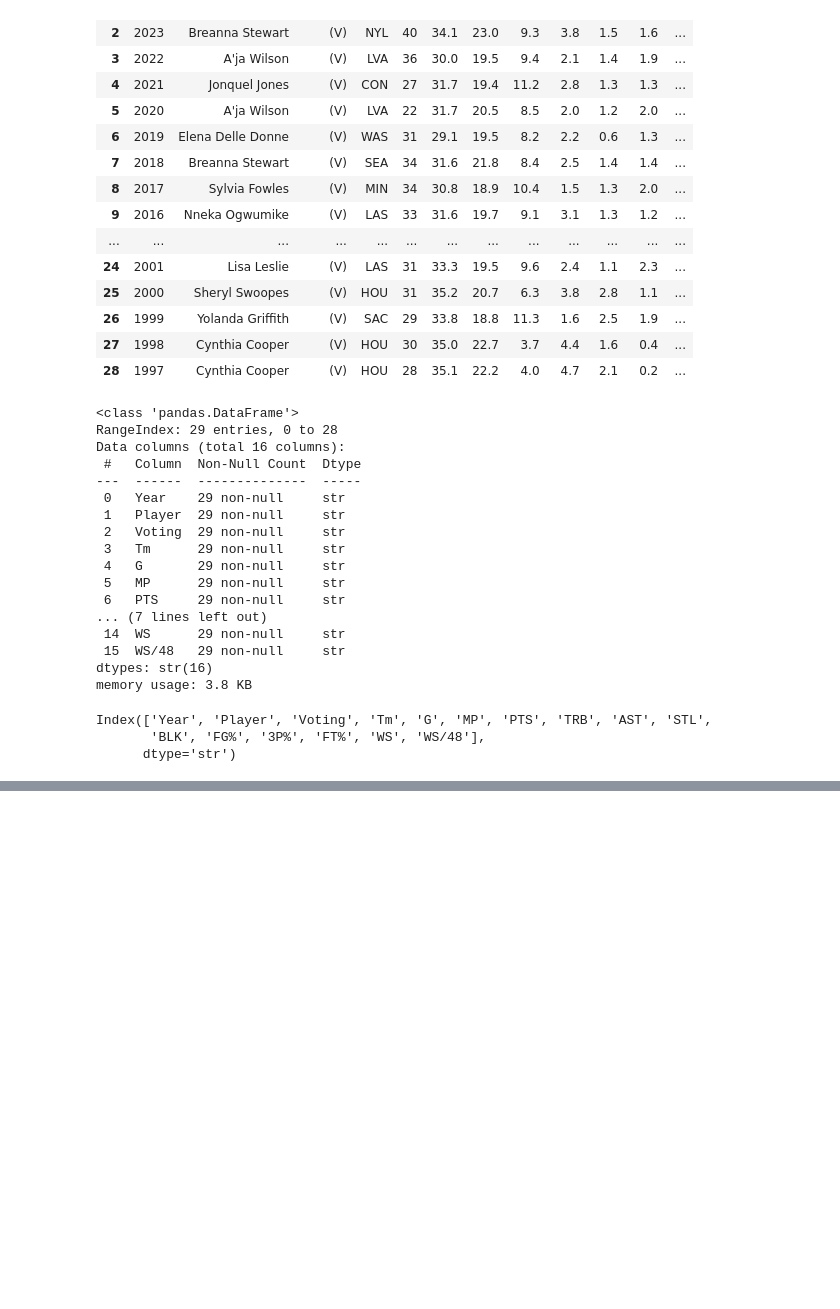
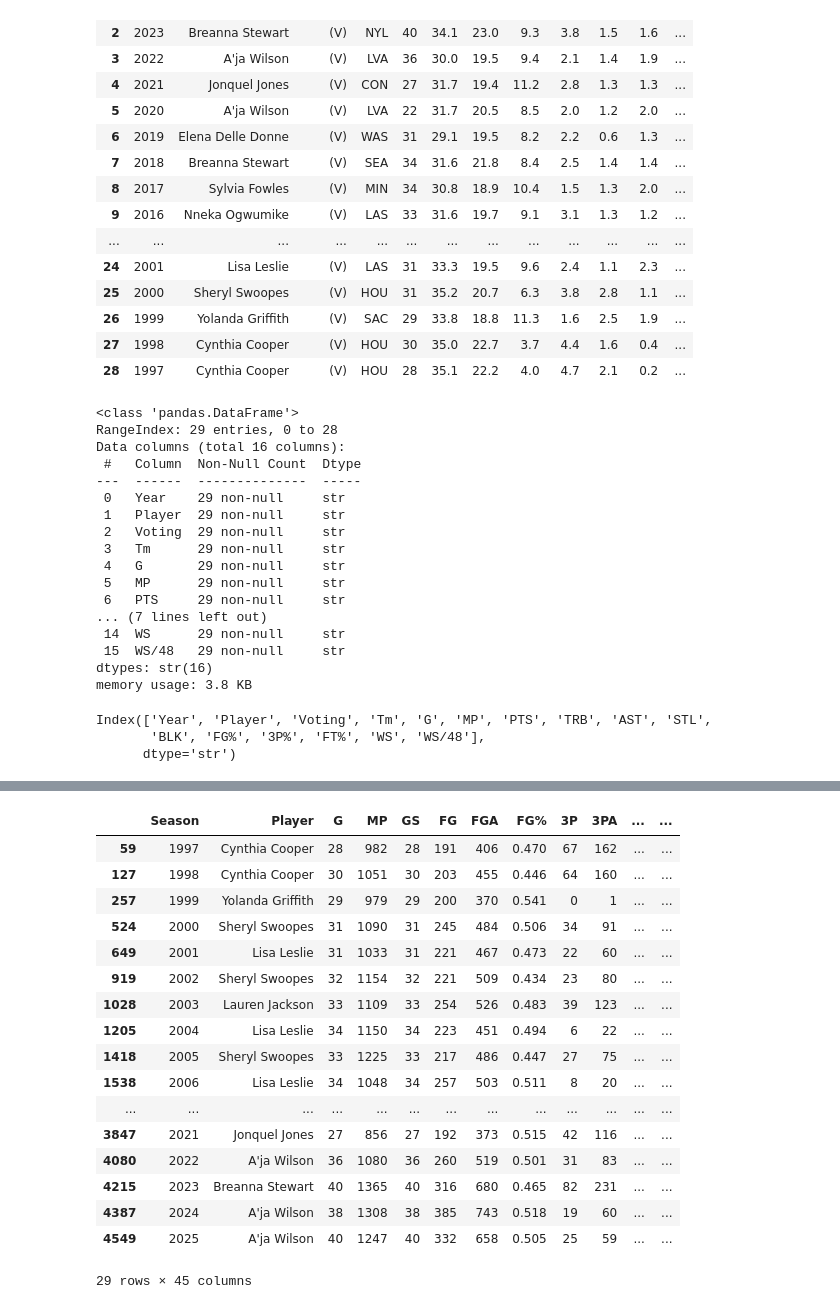
Before and after one commit to reem-naji/wnba, a Jupyter notebook: ml/notebooks/scrape.ipynb, the cells around one changed output, grey strips where cells are left out. Saved outputs shown, nothing was run; the diff lists cells and outputs as text; code cells hidden in the pictures; blank space fills up the shorter version.

Commit message:
scraped and prepared classification data

```diff
--- a/ml/notebooks/scrape.ipynb
+++ b/ml/notebooks/scrape.ipynb
@@ -411,0 +426,3 @@ mvps.to_csv('../data/wnba_mvps.csv')
+# %%
+data_bpm = extract_plus_minus_for_multiple_seasons()
+data_bpm.tail()
@@ -411,0 +436,8 @@ mvps.to_csv('../data/wnba_mvps.csv')
+# %%
+data_bpm.rename(
+    columns={
+        'PLAYER_NAME':'Player'
+    }
+    ,inplace=True
+)
+data_bpm
@@ -411,0 +458,3 @@ mvps.to_csv('../data/wnba_mvps.csv')
+# %%
+final_df = basic_stats.merge(advanced_stats, on=['Season','Player']).merge(data_bpm, on=['Season', 'Player'])
+final_df
@@ -411,0 +475,3 @@ mvps.to_csv('../data/wnba_mvps.csv')
+# %%
+mvps_dict = mvps[['Year', 'Player']].set_index('Year').to_dict()['Player']
+mvps_dict
@@ -411,0 +496,22 @@ mvps.to_csv('../data/wnba_mvps.csv')
+# %%
+final_df['is_mvp'] = np.array(1 if mvps_dict[row['Season']] == row['Player'] else 0 for _ , row in final_df[['Season','Player']].iterrows())
+final_df[final_df['is_mvp'] == 1]
+# %% [output]
+|  | Season | Player | G | MP | GS | FG | FGA | FG% | 3P | 3PA | ... | ... |
+| 59 | 1997 | Cynthia Cooper | 28 | 982 | 28 | 191 | 406 | 0.470 | 67 | 162 | ... | ... |
+| 127 | 1998 | Cynthia Cooper | 30 | 1051 | 30 | 203 | 455 | 0.446 | 64 | 160 | ... | ... |
+| 257 | 1999 | Yolanda Griffith | 29 | 979 | 29 | 200 | 370 | 0.541 | 0 | 1 | ... | ... |
+| 524 | 2000 | Sheryl Swoopes | 31 | 1090 | 31 | 245 | 484 | 0.506 | 34 | 91 | ... | ... |
+| 649 | 2001 | Lisa Leslie | 31 | 1033 | 31 | 221 | 467 | 0.473 | 22 | 60 | ... | ... |
+| 919 | 2002 | Sheryl Swoopes | 32 | 1154 | 32 | 221 | 509 | 0.434 | 23 | 80 | ... | ... |
+| 1028 | 2003 | Lauren Jackson | 33 | 1109 | 33 | 254 | 526 | 0.483 | 39 | 123 | ... | ... |
+| 1205 | 2004 | Lisa Leslie | 34 | 1150 | 34 | 223 | 451 | 0.494 | 6 | 22 | ... | ... |
+| 1418 | 2005 | Sheryl Swoopes | 33 | 1225 | 33 | 217 | 486 | 0.447 | 27 | 75 | ... | ... |
+| 1538 | 2006 | Lisa Leslie | 34 | 1048 | 34 | 257 | 503 | 0.511 | 8 | 20 | ... | ... |
+| ... | ... | ... | ... | ... | ... | ... | ... | ... | ... | ... | ... | ... |
+| 3847 | 2021 | Jonquel Jones | 27 | 856 | 27 | 192 | 373 | 0.515 | 42 | 116 | ... | ... |
+| 4080 | 2022 | A'ja Wilson | 36 | 1080 | 36 | 260 | 519 | 0.501 | 31 | 83 | ... | ... |
+| 4215 | 2023 | Breanna Stewart | 40 | 1365 | 40 | 316 | 680 | 0.465 | 82 | 231 | ... | ... |
+| 4387 | 2024 | A'ja Wilson | 38 | 1308 | 38 | 385 | 743 | 0.518 | 19 | 60 | ... | ... |
+| 4549 | 2025 | A'ja Wilson | 40 | 1247 | 40 | 332 | 658 | 0.505 | 25 | 59 | ... | ... |
+29 rows × 45 columns
```
Also changed, not shown: parts of 20 cells of this notebook, 2 other files.
